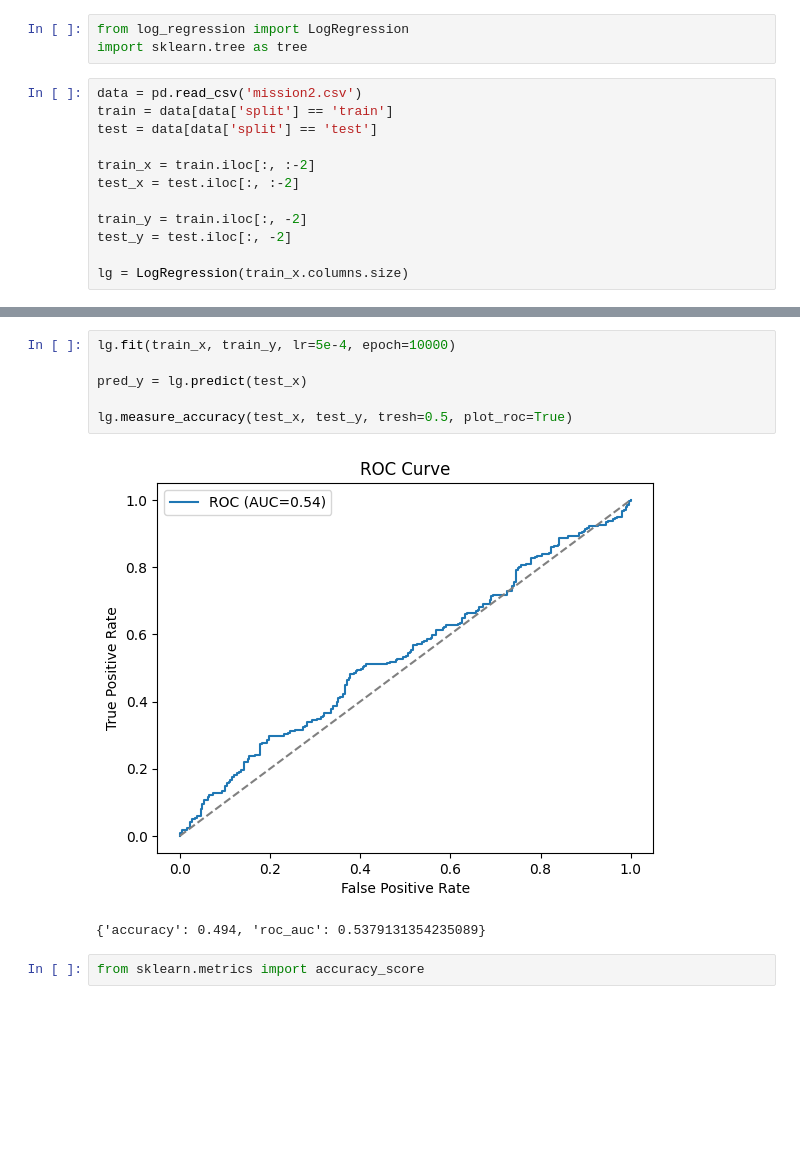
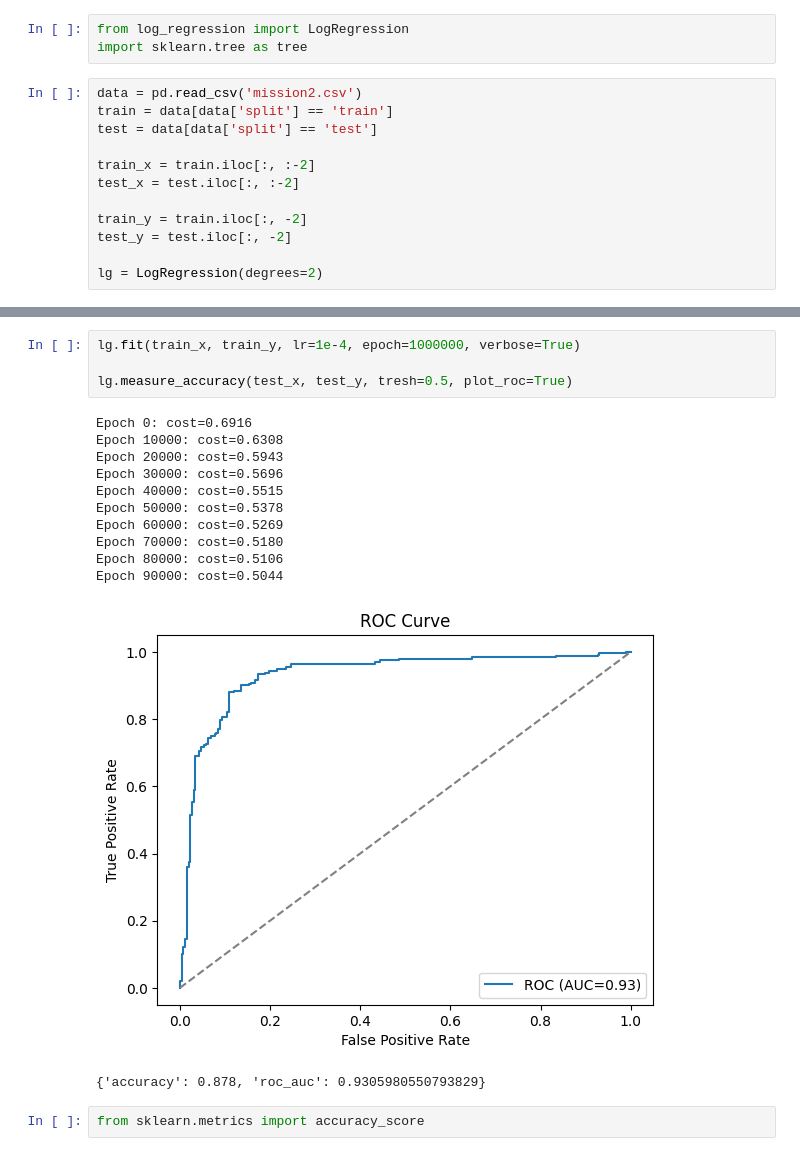
Before and after one commit to flippi321/TDT4172-Introduction-to-Machine-Learning, a Jupyter notebook: Assignment 1/Chapter_1.ipynb, the cells around one changed output, grey strips where cells are left out. Saved outputs shown, nothing was run; the diff lists cells and outputs as text; blank space fills up the shorter version.

```diff
--- a/Assignment 1/Chapter_1.ipynb
+++ b/Assignment 1/Chapter_1.ipynb
@@ -191,4 +189,4 @@ test_x = test.iloc[:, :-2]
 train_y = train.iloc[:, -2]
 test_y = test.iloc[:, -2]
 
-lg = LogRegression(train_x.columns.size)
+lg = LogRegression(degrees=2)
@@ -195,12 +213,20 @@ lg = LogRegression(train_x.columns.size)
 # %%
-lg.fit(train_x, train_y, lr=5e-4, epoch=10000)
-
-pred_y = lg.predict(test_x)
+lg.fit(train_x, train_y, lr=1e-4, epoch=1000000, verbose=True)
 
 lg.measure_accuracy(test_x, test_y, tresh=0.5, plot_roc=True)
 # %% [output]
+Epoch 0: cost=0.6916
+Epoch 10000: cost=0.6308
+Epoch 20000: cost=0.5943
+Epoch 30000: cost=0.5696
+Epoch 40000: cost=0.5515
+Epoch 50000: cost=0.5378
+Epoch 60000: cost=0.5269
+Epoch 70000: cost=0.5180
+Epoch 80000: cost=0.5106
+Epoch 90000: cost=0.5044
-[figure, old version]
+[figure, new version]
-{'accuracy': 0.494, 'roc_auc': 0.5379131354235089}
+{'accuracy': 0.878, 'roc_auc': 0.9305980550793829}
 # %%
 from sklearn.metrics import accuracy_score
 # %%
```
Also changed, not shown: parts of 5 cells of this notebook, 1 other file.
